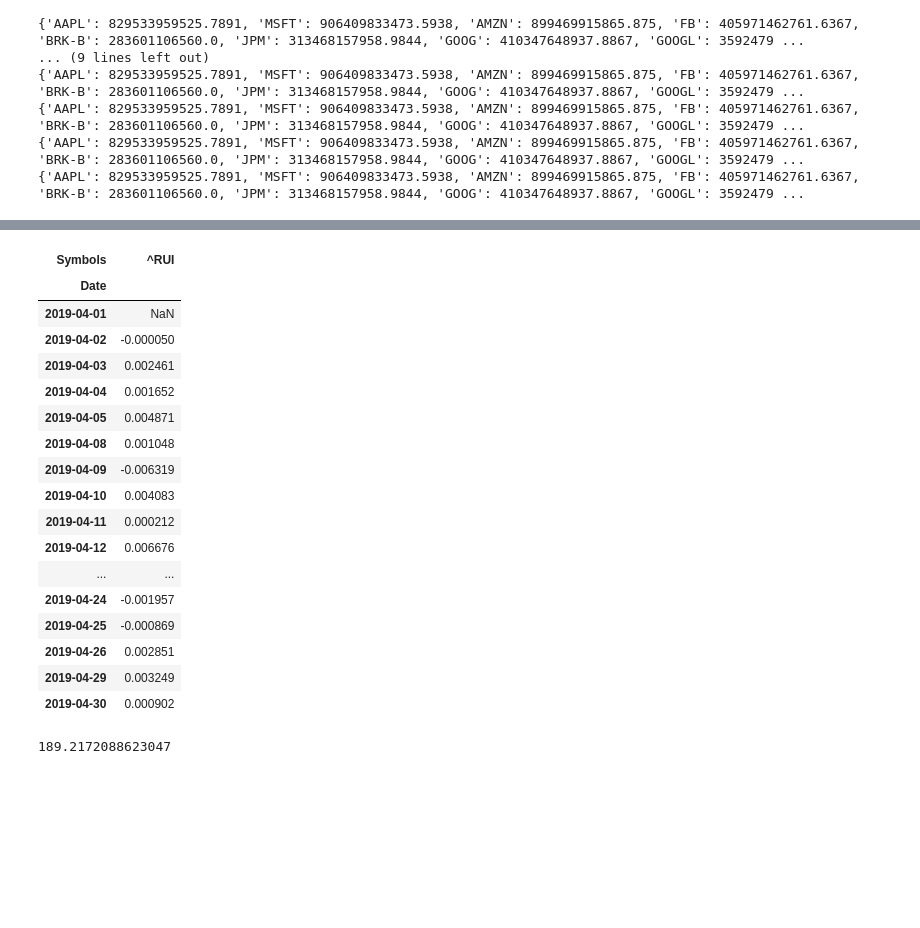
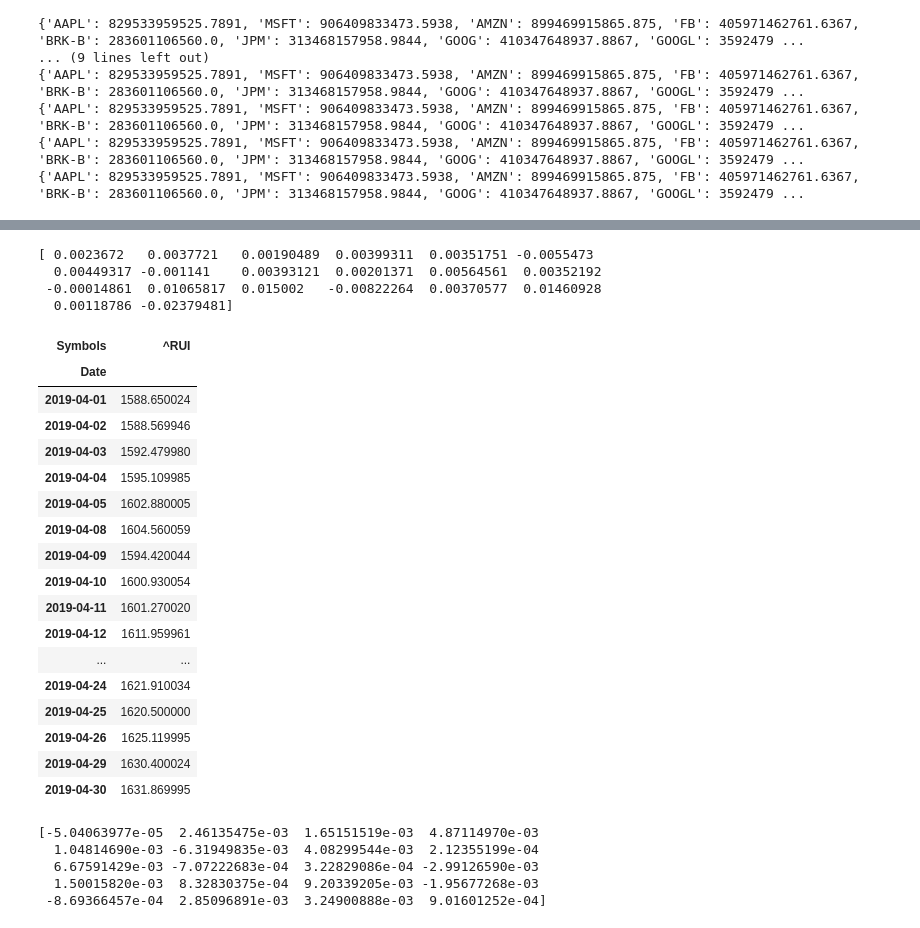
Before and after one commit to TheDonKane/CaseStudy_KeplerFi, a Jupyter notebook: replicatedPortfolio.ipynb, the cells around one changed output, grey strips where cells are left out. Cells and saved outputs as stored; diff of their text form; code cells hidden in the pictures; blank space fills up the shorter version.

```diff
--- a/replicatedPortfolio.ipynb
+++ b/replicatedPortfolio.ipynb
@@ -239,40 +254,54 @@ replicatedETF_price = sum(marketCaps.values())
+# %%
+etfTotalReturn = etfReturn.values
+
+print(etfTotalReturn)
+# %% [output]
+[ 0.0023672   0.0037721   0.00190489  0.00399311  0.00351751 -0.0055473
+  0.00449317 -0.001141    0.00393121  0.00201371  0.00564561  0.00352192
+ -0.00014861  0.01065817  0.015002   -0.00822264  0.00370577  0.01460928
+  0.00118786 -0.02379481]
 # %%
 def russell():
     # Pull data from Yahoo! Finance for Russell 1000 Index
     df = data.DataReader(russell_index, data_source="yahoo", start=start, end=end)
 
-    percentage = df.pct_change()
-    russellReturn = percentage["Adj Close"]
+    #percentage = df["Adj Close"].pct_change()
+    #russellReturn = percentage[1:]
 
-    return russellReturn
+    return df["Adj Close"]
 
 
 russell()
 # %% [output]
 | Symbols | ^RUI |
 | Date |  |
-| 2019-04-01 | NaN |
-| 2019-04-02 | -0.000050 |
-| 2019-04-03 | 0.002461 |
-| 2019-04-04 | 0.001652 |
-| 2019-04-05 | 0.004871 |
-| 2019-04-08 | 0.001048 |
-| 2019-04-09 | -0.006319 |
-| 2019-04-10 | 0.004083 |
-| 2019-04-11 | 0.000212 |
-| 2019-04-12 | 0.006676 |
+| 2019-04-01 | 1588.650024 |
+| 2019-04-02 | 1588.569946 |
+| 2019-04-03 | 1592.479980 |
+| 2019-04-04 | 1595.109985 |
+| 2019-04-05 | 1602.880005 |
+| 2019-04-08 | 1604.560059 |
+| 2019-04-09 | 1594.420044 |
+| 2019-04-10 | 1600.930054 |
+| 2019-04-11 | 1601.270020 |
+| 2019-04-12 | 1611.959961 |
 | ... | ... |
-| 2019-04-24 | -0.001957 |
-| 2019-04-25 | -0.000869 |
-| 2019-04-26 | 0.002851 |
-| 2019-04-29 | 0.003249 |
-| 2019-04-30 | 0.000902 |
+| 2019-04-24 | 1621.910034 |
+| 2019-04-25 | 1620.500000 |
+| 2019-04-26 | 1625.119995 |
+| 2019-04-29 | 1630.400024 |
+| 2019-04-30 | 1631.869995 |
-# %%
-ticker = 'AAPL'
-yahoo_financials = YahooFinancials(ticker)
-
-historical_stock_prices = yahoo_financials.get_historical_price_data('2019-04-01', '2019-04-02', 'daily')['AAPL']['prices'][0]['adjclose']
-
-print(historical_stock_prices)
-# %% [output]
-189.2172088623047
+# %%
+russellReturn = russell().pct_change()[1:]
+
+
+russellTotalReturn = russellReturn.values.flatten()
+
+
+print(russellTotalReturn)
+# %% [output]
+[-5.04063977e-05  2.46135475e-03  1.65151519e-03  4.87114970e-03
+  1.04814690e-03 -6.31949835e-03  4.08299544e-03  2.12355199e-04
+  6.67591429e-03 -7.07222683e-04  3.22829086e-04 -2.99126590e-03
+  1.50015820e-03  8.32830375e-04  9.20339205e-03 -1.95677268e-03
+ -8.69366457e-04  2.85096891e-03  3.24900888e-03  9.01601252e-04]
```
Also changed, not shown: parts of 11 cells of this notebook.
